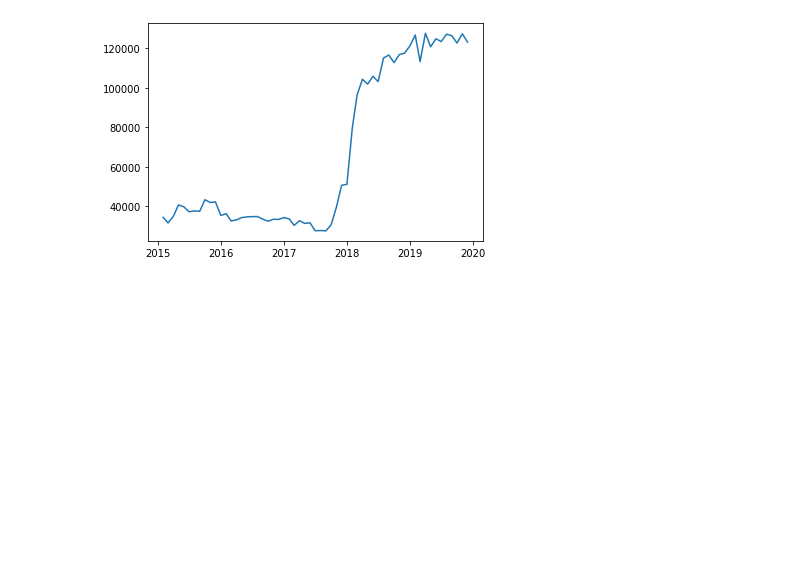
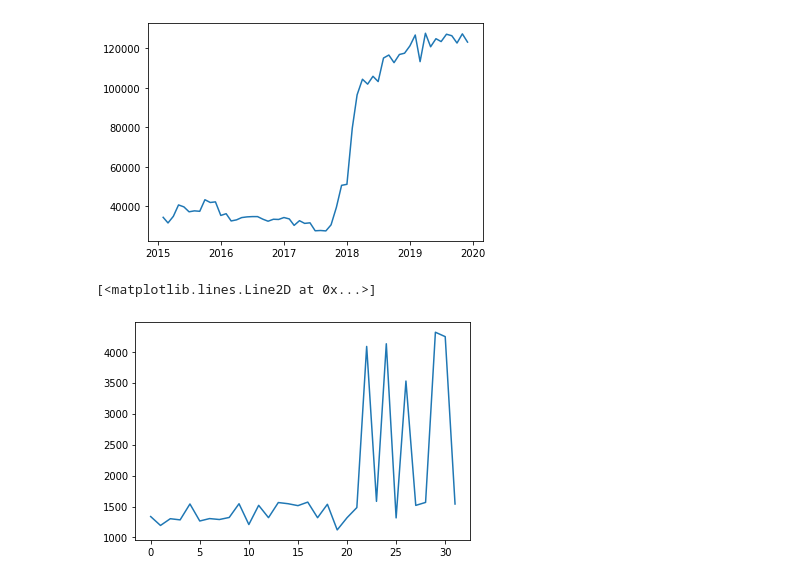
Before and after one commit to srija1021/HMEI-2021, a Jupyter notebook: obs_over_time.ipynb, the cells around one changed output. Saved outputs shown, nothing was run; the diff lists cells and outputs as text; code cells hidden in the pictures; blank space fills up the shorter version.

```diff
--- a/obs_over_time.ipynb
+++ b/obs_over_time.ipynb
@@ -62,6 +56,8 @@ df = df.drop(columns=['From Date', 'To Date', 'State', 'Station', 'lat', 'lon'])
 # transform to monthly
 monthly = df.resample('M').apply(count_obs)
 obs = monthly.sum(axis=1) # initial series
+dec_2019 = [obs['2019-12-31']]
+nov_2019 = [obs['2019-11-30']]
 
 for station in stations:
     try:
@@ -72,6 +68,8 @@ for station in stations:
 
         monthly = df.resample('M').apply(count_obs)
         series = monthly.sum(axis=1)
+        dec_2019.append(series['2019-12-31'])
+        nov_2019.append(series['2019-11-30'])
         obs += series # add onto total series
     except:
         print(station)
@@ -88,3 +87,9 @@ plt.plot(obs[:'2019-11-30'])
 # %% [output]
 [<matplotlib.lines.Line2D at 0x...>]
 [figure]
+# %%
+# observations reported by individual stations in Dec, 2019
+plt.plot(dec_2019)
+# %% [output]
+[<matplotlib.lines.Line2D at 0x...>]
+[figure, added]
```
Also changed, not shown: parts of 5 cells of this notebook.
